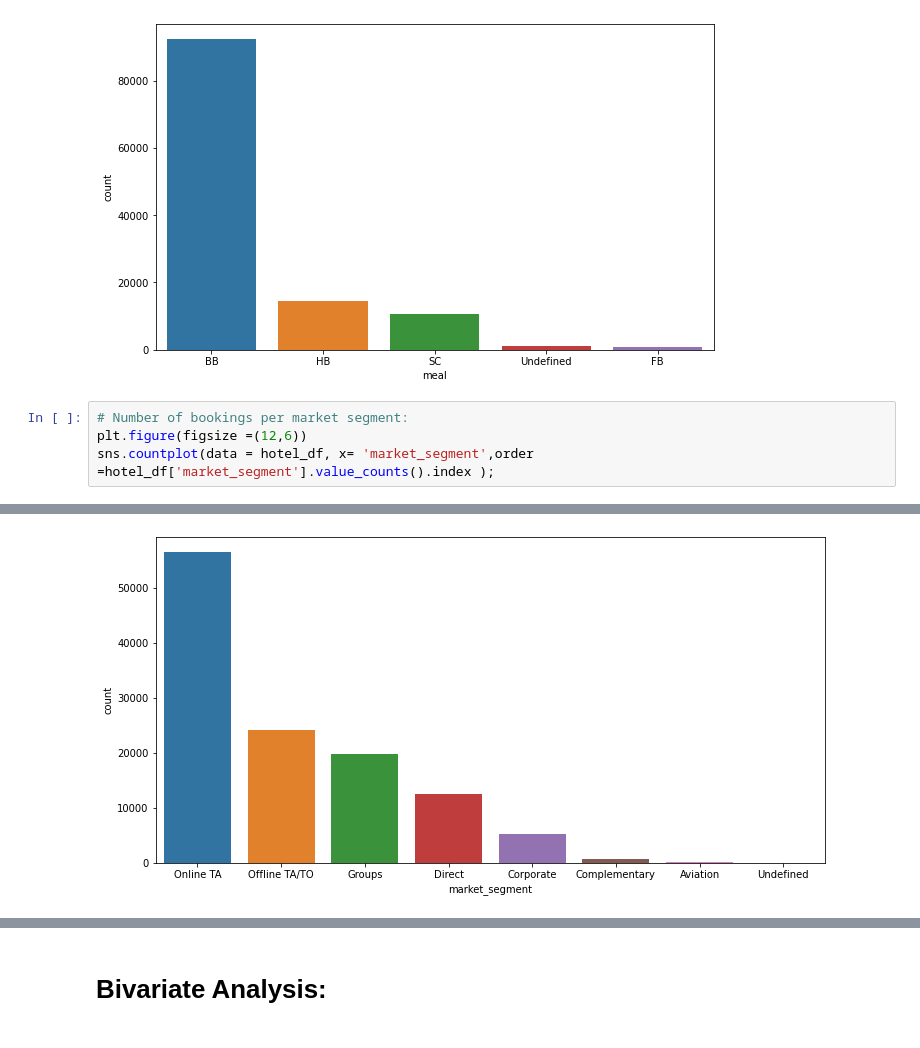
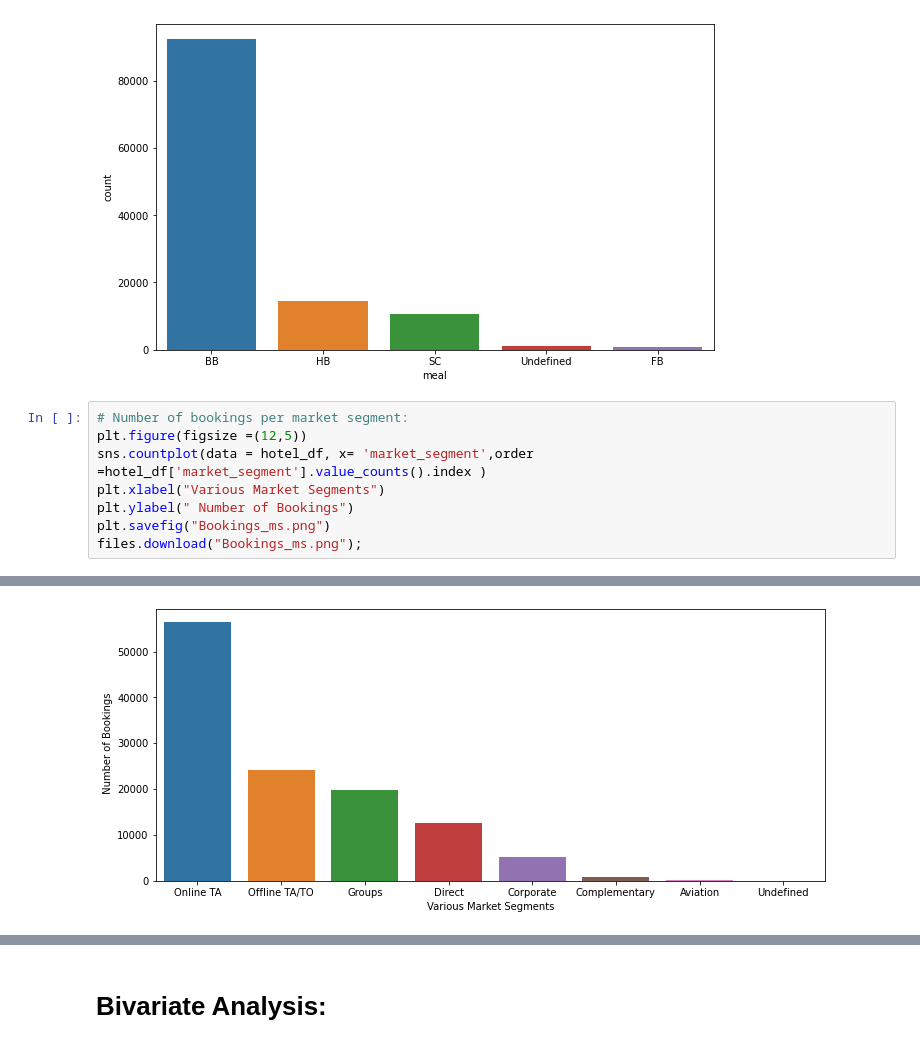
Before and after one commit to manisha-dhanuka/EDA-Project, a Jupyter notebook: Hotel_Booking_Analysis.ipynb, the cells around one changed output, grey strips where cells are left out. Saved outputs shown, nothing was run; the diff lists cells and outputs as text.

```diff
--- a/Hotel_Booking_Analysis.ipynb
+++ b/Hotel_Booking_Analysis.ipynb
@@ -361,6 +431,10 @@ plt.show()
 [figure]
 # %%
 # Number of bookings per market segment:
-plt.figure(figsize =(12,6))
-sns.countplot(data = hotel_df, x= 'market_segment',order =hotel_df['market_segment'].value_counts().index );
+plt.figure(figsize =(12,5))
+sns.countplot(data = hotel_df, x= 'market_segment',order =hotel_df['market_segment'].value_counts().index )
+plt.xlabel("Various Market Segments")
+plt.ylabel(" Number of Bookings")
+plt.savefig("Bookings_ms.png")
+files.download("Bookings_ms.png");
 # %% [output]
@@ -367,3 +443,3 @@ sns.countplot(data = hotel_df, x= 'market_segment',order =hotel_df['market_segme
-[figure, old version]
+[figure, new version]
 # %%
 # Distribution channels and their contribution to bookings:
```
Also changed, not shown: parts of 33 cells of this notebook.
